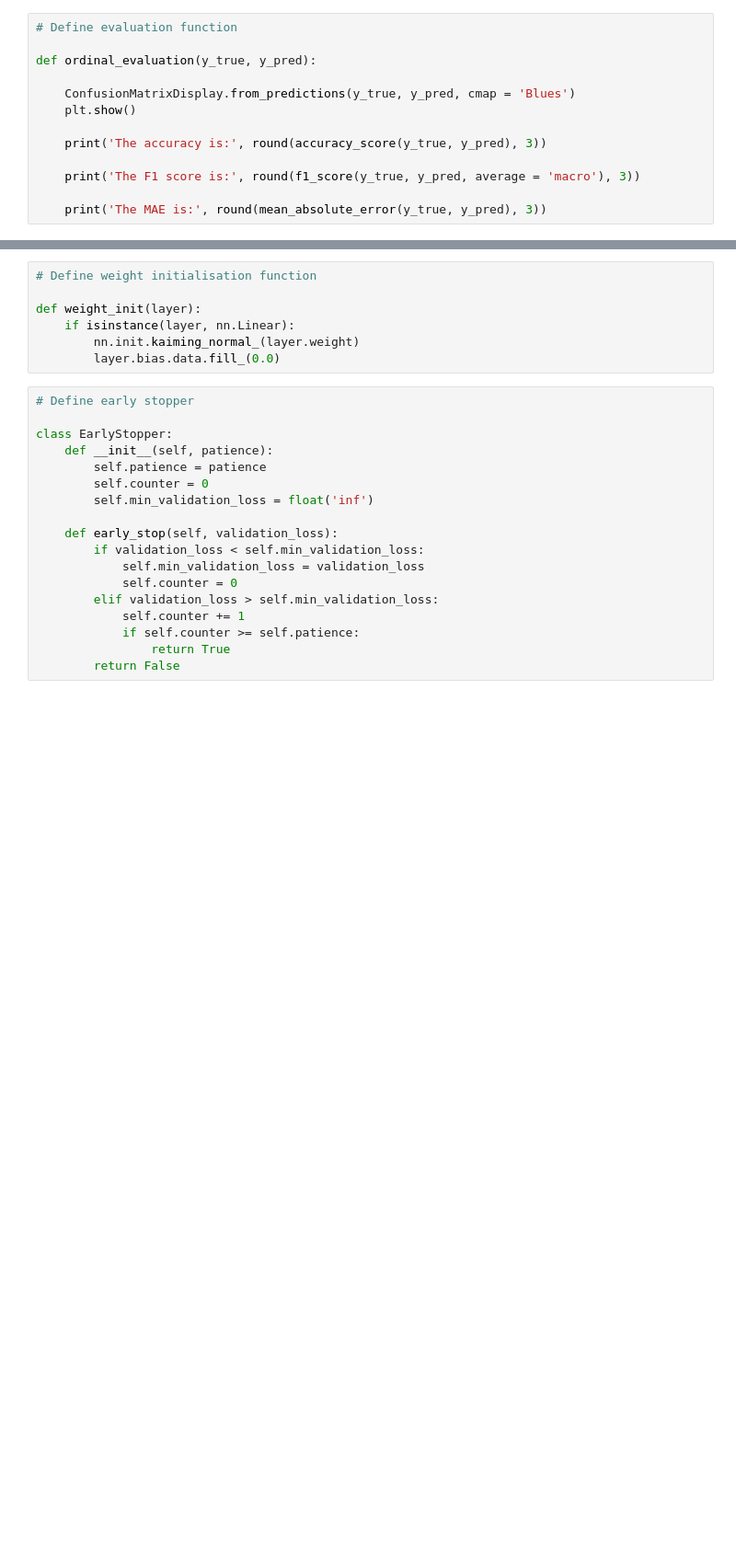
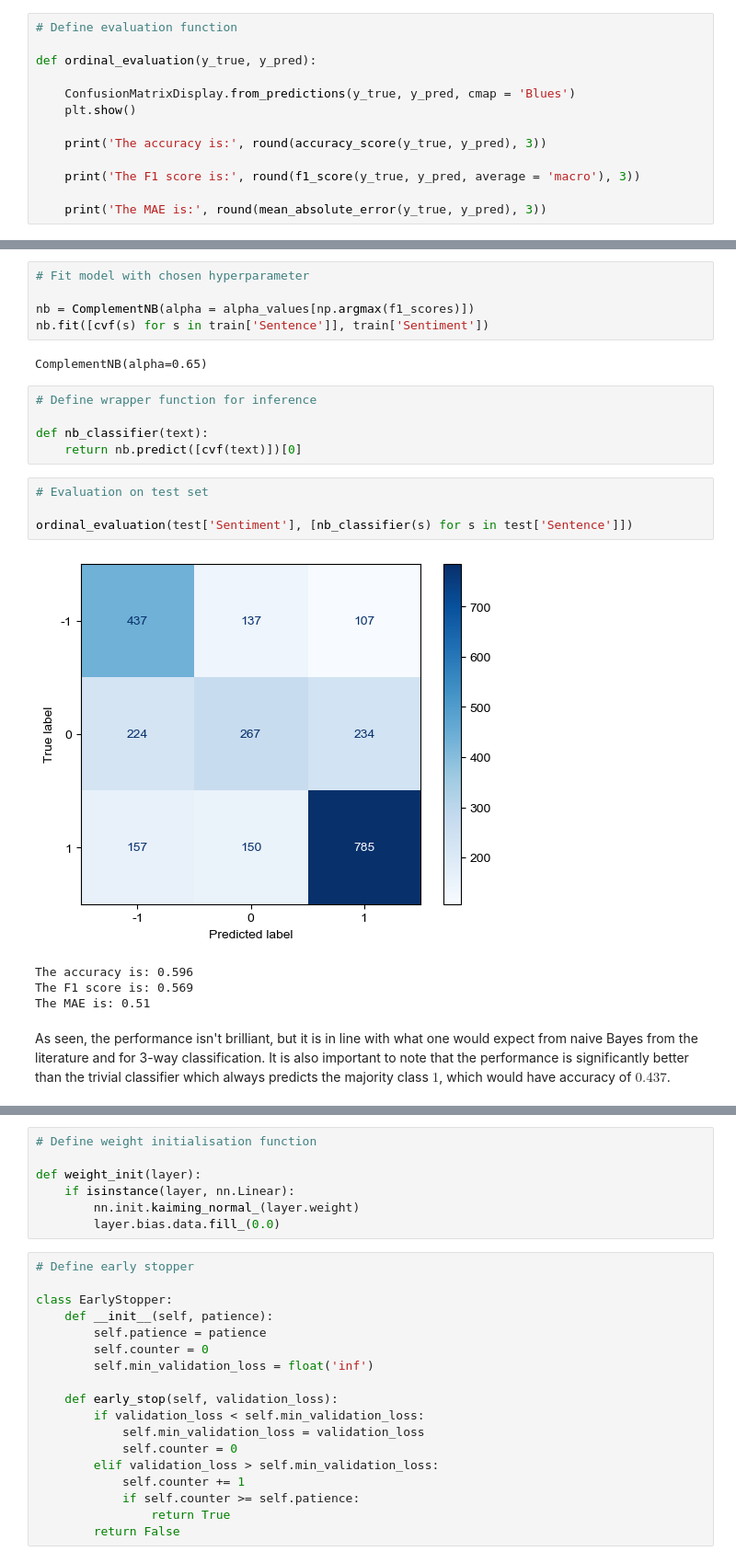
Before and after one commit to christopherdunkin/expl-j-nlp, a Jupyter notebook: j_sentiment_analysis.ipynb, the cells around one changed output, grey strips where cells are left out. Shown: that part at 92% size. Drawn from its saved outputs; the diff is of its cells as text; blank space fills up the shorter version.

```diff
--- a/j_sentiment_analysis.ipynb
+++ b/j_sentiment_analysis.ipynb
@@ -431 +411,24 @@ We see that this is better than $k$-NN: the accuracy and F1 are higher, and the
+# %%
+# Fit model with chosen hyperparameter
+
+nb = ComplementNB(alpha = alpha_values[np.argmax(f1_scores)])
+nb.fit([cvf(s) for s in train['Sentence']], train['Sentiment'])
+# %% [output]
+ComplementNB(alpha=0.65)
+# %%
+# Define wrapper function for inference
+
+def nb_classifier(text):
+    return nb.predict([cvf(text)])[0]
+# %%
+# Evaluation on test set
+
+ordinal_evaluation(test['Sentiment'], [nb_classifier(s) for s in test['Sentence']])
+# %% [output]
+[figure, added]
+The accuracy is: 0.596
+The F1 score is: 0.569
+The MAE is: 0.51
+# %% [markdown]
+As seen, the performance isn't brilliant, but it is in line with what one would expect from naive Bayes from the literature and for 3-way classification. It is also important to note that the performance is significantly better than the trivial classifier which always predicts the majority class $1$, which would have accuracy of $0.437$.
 # %% [markdown]
```
Also changed, not shown: parts of 56 cells of this notebook.
